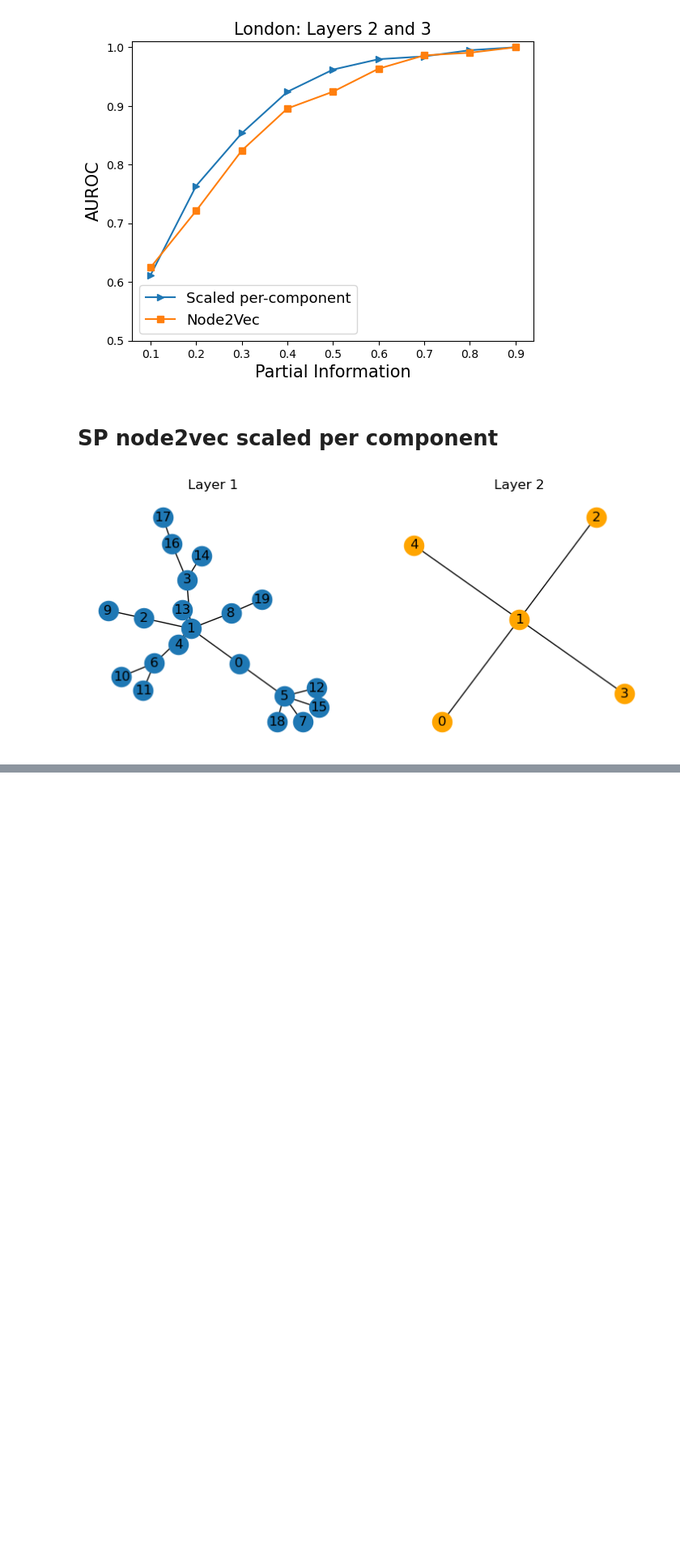
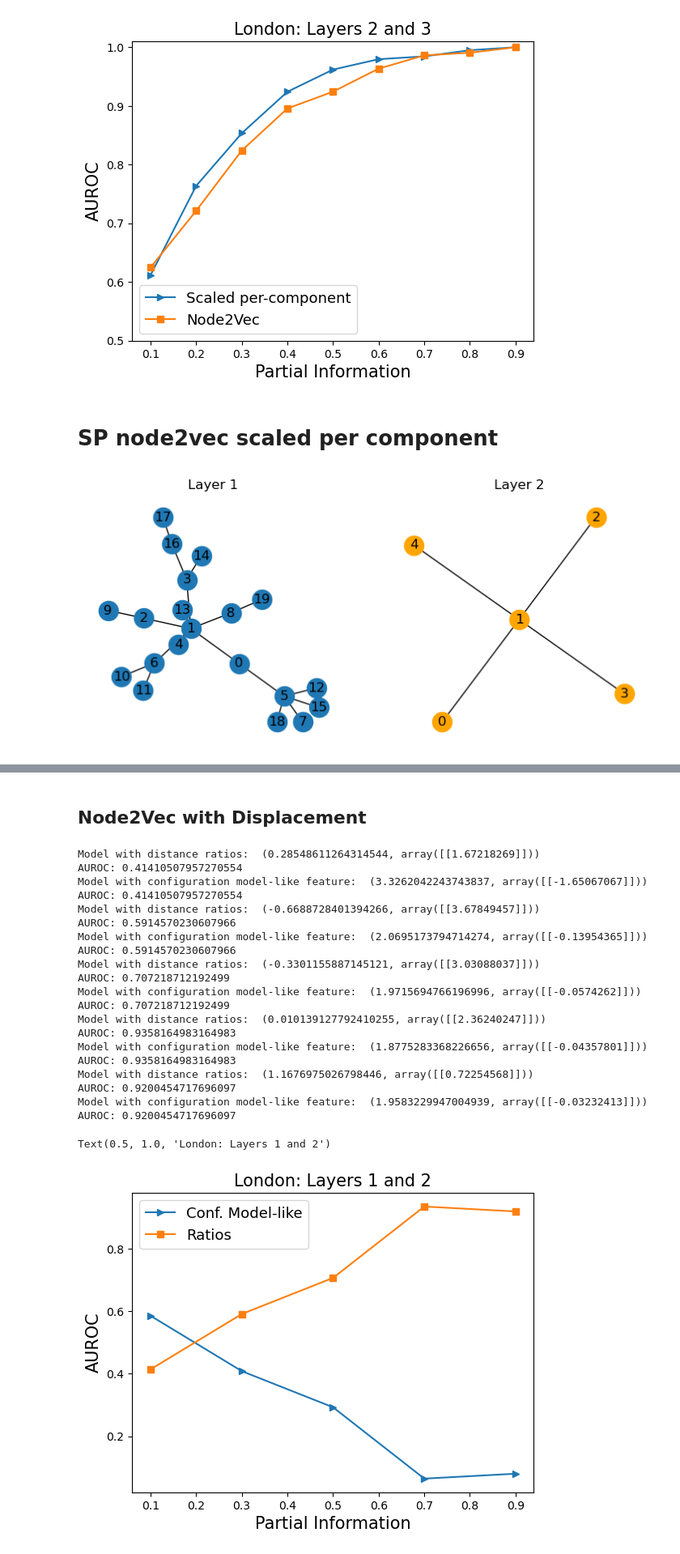
Before and after one commit to kaiser-dan/proj_naive-embedded-reconstruction, a Jupyter notebook: notebooks/ex/SP_n2v_Exp1.ipynb, the cells around one changed output, grey strips where cells are left out. Shown at 81% size. Saved outputs shown, nothing was run; the diff lists cells and outputs as text; code cells hidden in the pictures; blank space fills up the shorter version.

```diff
--- a/notebooks/ex/SP_n2v_Exp1.ipynb
+++ b/notebooks/ex/SP_n2v_Exp1.ipynb
@@ -887,0 +1098,35 @@ for c in range(len(component_subgraphs)):
+# %% [markdown]
+## Node2Vec with Displacement
+# %%
+AUCS_C,AUCS_R=full_model_results(per_component=False,normalize=False,displace=True)
+plt.plot(np.linspace(0.1,0.9,5),AUCS_C,'>-',label='Conf. Model-like')
+plt.plot(np.linspace(0.1,0.9,5),AUCS_R,'s-',label='Ratios')
+
+# plt.ylim(0.5,1.01)
+plt.xlabel('Partial Information',fontsize=15)
+plt.ylabel('AUROC',fontsize=15)
+plt.legend(fontsize=13)
+plt.title('London: Layers 1 and 2',fontsize=15)
+# %% [output]
+Model with distance ratios:  (0.28548611264314544, array([[1.67218269]]))
+AUROC: 0.41410507957270554
+Model with configuration model-like feature:  (3.3262042243743837, array([[-1.65067067]]))
+AUROC: 0.41410507957270554
+Model with distance ratios:  (-0.6688728401394266, array([[3.67849457]]))
+AUROC: 0.5914570230607966
+Model with configuration model-like feature:  (2.0695173794714274, array([[-0.13954365]]))
+AUROC: 0.5914570230607966
+Model with distance ratios:  (-0.3301155887145121, array([[3.03088037]]))
+AUROC: 0.707218712192499
+Model with configuration model-like feature:  (1.9715694766196996, array([[-0.0574262]]))
+AUROC: 0.707218712192499
+Model with distance ratios:  (0.010139127792410255, array([[2.36240247]]))
+AUROC: 0.9358164983164983
+Model with configuration model-like feature:  (1.8775283368226656, array([[-0.04357801]]))
+AUROC: 0.9358164983164983
+Model with distance ratios:  (1.1676975026798446, array([[0.72254568]]))
+AUROC: 0.9200454717696097
+Model with configuration model-like feature:  (1.9583229947004939, array([[-0.03232413]]))
+AUROC: 0.9200454717696097
+Text(0.5, 1.0, 'London: Layers 1 and 2')
+[figure, added]
```
Also changed, not shown: parts of 27 cells of this notebook.
